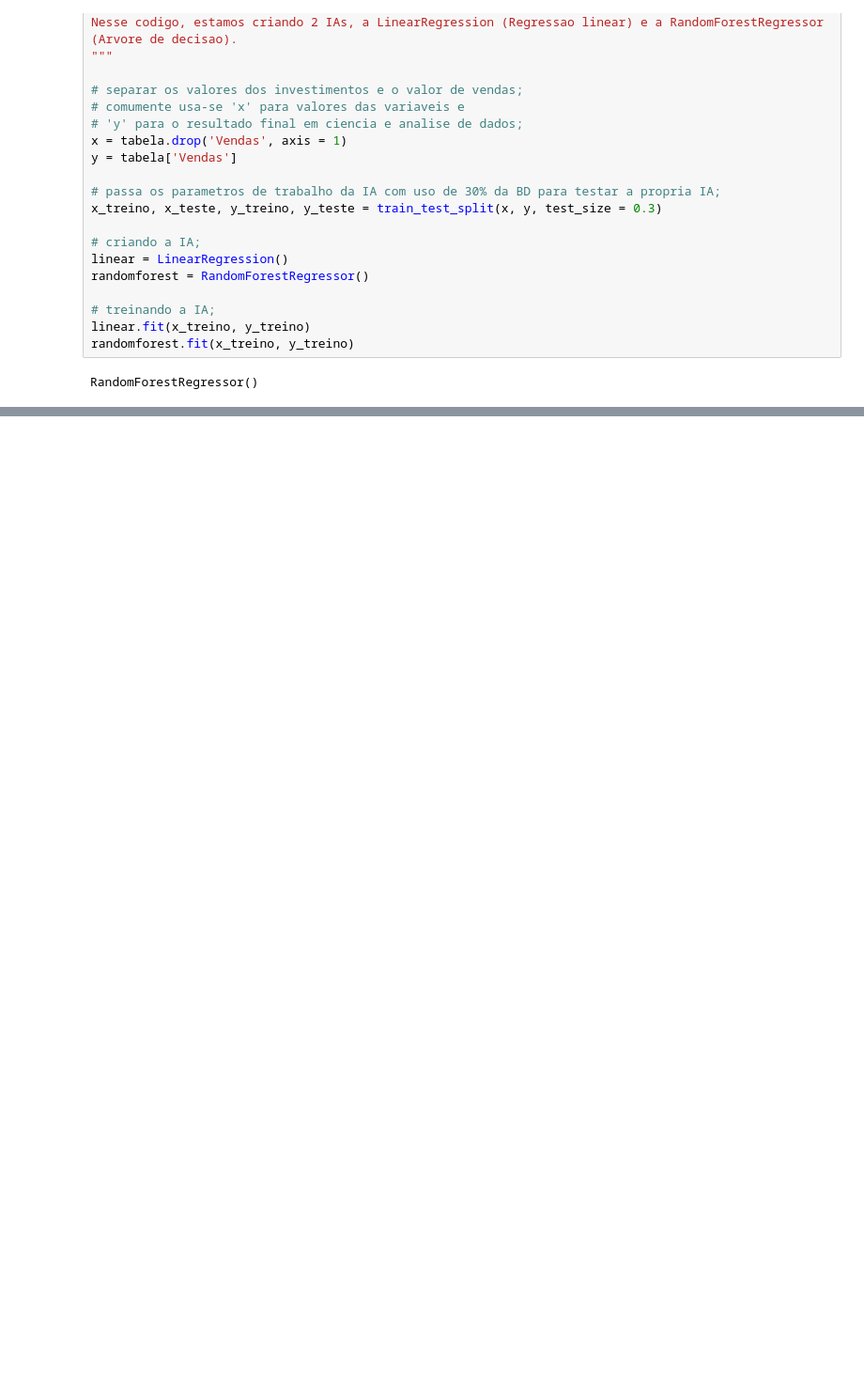
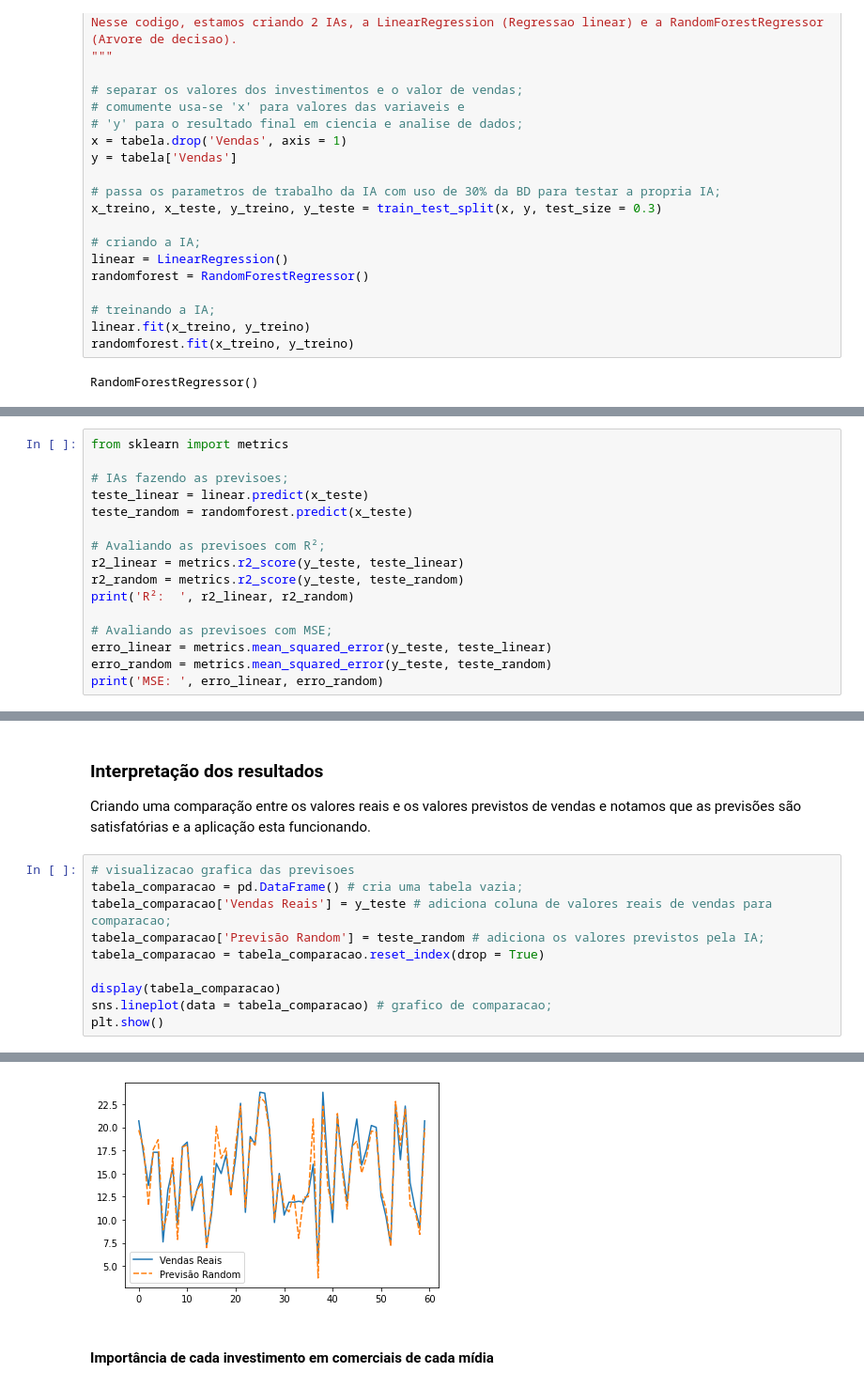
Before and after one commit to eliasalbuquerque/Python, a Jupyter notebook: data science/aula3-semPy.ipynb, the cells around one changed output, grey strips where cells are left out. Shown at 94% size. Cells and saved outputs as stored; diff of their text form; blank space fills up the shorter version.

```diff
--- a/data science/aula3-semPy.ipynb
+++ b/data science/aula3-semPy.ipynb
@@ -163,0 +154,16 @@ Texto
+# %%
+from sklearn import metrics
+
+# IAs fazendo as previsoes;
+teste_linear = linear.predict(x_teste)
+teste_random = randomforest.predict(x_teste)
+
+# Avaliando as previsoes com R²;
+r2_linear = metrics.r2_score(y_teste, teste_linear)
+r2_random = metrics.r2_score(y_teste, teste_random)
+print('R²:  ', r2_linear, r2_random)
+
+# Avaliando as previsoes com MSE;
+erro_linear = metrics.mean_squared_error(y_teste, teste_linear)
+erro_random = metrics.mean_squared_error(y_teste, teste_random)
+print('MSE: ', erro_linear, erro_random)
@@ -163,0 +182,15 @@ Texto
+# %% [markdown]
+### Interpretação dos resultados<a class = "anchor" id = "resultados" ></a>
+
+Criando uma comparação entre os valores reais e os valores previstos de vendas e notamos que as previsões são satisfatórias e a aplicação esta funcionando.
+# %%
+# visualizacao grafica das previsoes
+tabela_comparacao = pd.DataFrame() # cria uma tabela vazia;
+tabela_comparacao['Vendas Reais'] = y_teste # adiciona coluna de valores reais de vendas para comparacao;
+tabela_comparacao['Previsão Random'] = teste_random # adiciona os valores previstos pela IA;
+tabela_comparacao = tabela_comparacao.reset_index(drop = True)
+
+display(tabela_comparacao)
+sns.lineplot(data = tabela_comparacao) # grafico de comparacao;
+plt.show()
+# %% [output]
@@ -163,0 +214,3 @@ Texto
+[figure, added]
+# %% [markdown]
+#### Importância de cada investimento em comerciais de cada mídia
```
Also changed, not shown: parts of 15 cells of this notebook.
